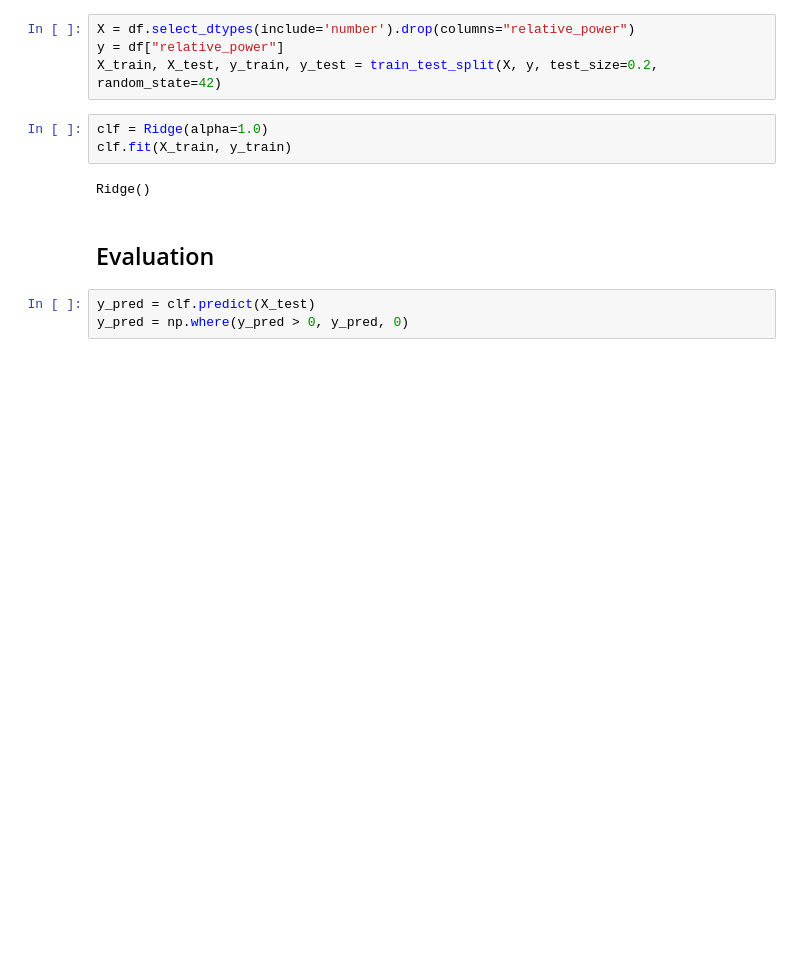
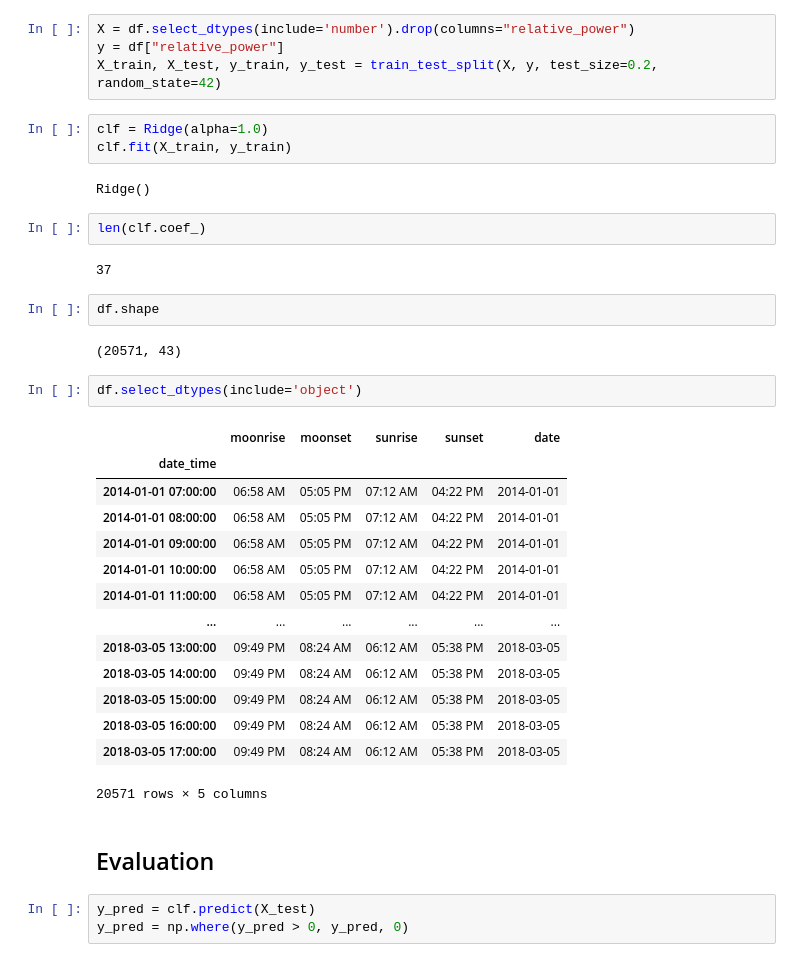
Before and after one commit to Yahli-Alton/DataHack-Odiasay-Solar-Energy-Forecast, a Jupyter notebook: Solar Energy Forecasting - Demo .ipynb, the cells around one changed output. Drawn from its saved outputs; the diff is of its cells as text; blank space fills up the shorter version.

```diff
--- a/Solar Energy Forecasting - Demo .ipynb
+++ b/Solar Energy Forecasting - Demo .ipynb
@@ -57,6 +57,31 @@ clf = Ridge(alpha=1.0)
 clf.fit(X_train, y_train)
 # %% [output]
 Ridge()
+# %%
+len(clf.coef_)
+# %% [output]
+37
+# %%
+df.shape
+# %% [output]
+(20571, 43)
+# %%
+df.select_dtypes(include='object')
+# %% [output]
+|  | moonrise | moonset | sunrise | sunset | date |
+| date_time |  |  |  |  |  |
+| 2014-01-01 07:00:00 | 06:58 AM | 05:05 PM | 07:12 AM | 04:22 PM | 2014-01-01 |
+| 2014-01-01 08:00:00 | 06:58 AM | 05:05 PM | 07:12 AM | 04:22 PM | 2014-01-01 |
+| 2014-01-01 09:00:00 | 06:58 AM | 05:05 PM | 07:12 AM | 04:22 PM | 2014-01-01 |
+| 2014-01-01 10:00:00 | 06:58 AM | 05:05 PM | 07:12 AM | 04:22 PM | 2014-01-01 |
+| 2014-01-01 11:00:00 | 06:58 AM | 05:05 PM | 07:12 AM | 04:22 PM | 2014-01-01 |
+| ... | ... | ... | ... | ... | ... |
+| 2018-03-05 13:00:00 | 09:49 PM | 08:24 AM | 06:12 AM | 05:38 PM | 2018-03-05 |
+| 2018-03-05 14:00:00 | 09:49 PM | 08:24 AM | 06:12 AM | 05:38 PM | 2018-03-05 |
+| 2018-03-05 15:00:00 | 09:49 PM | 08:24 AM | 06:12 AM | 05:38 PM | 2018-03-05 |
+| 2018-03-05 16:00:00 | 09:49 PM | 08:24 AM | 06:12 AM | 05:38 PM | 2018-03-05 |
+| 2018-03-05 17:00:00 | 09:49 PM | 08:24 AM | 06:12 AM | 05:38 PM | 2018-03-05 |
+20571 rows × 5 columns
 # %% [markdown]
 ## Evaluation
 # %%
```
Also changed, not shown: parts of 3 cells of this notebook, 1 other file.
